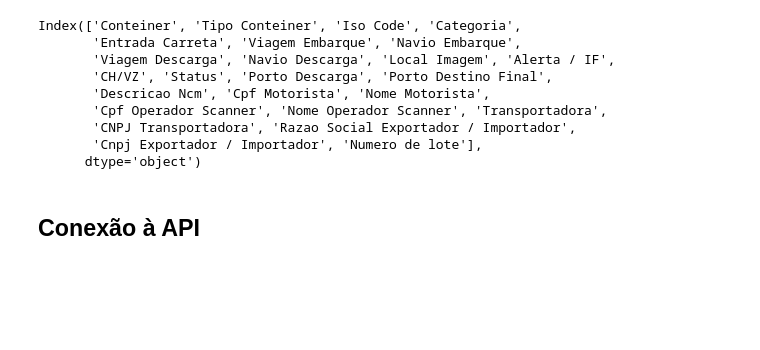
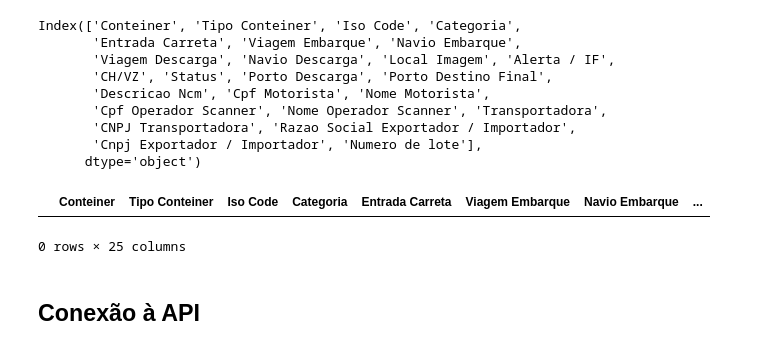
Before and after one commit to IvanBrasilico/bhadrasana2, a Jupyter notebook: notebooks/Explora_API_Recintos.ipynb, the cells around one changed output. Cells and saved outputs as stored; diff of their text form; code cells hidden in the pictures; blank space fills up the shorter version.

```diff
--- a/notebooks/Explora_API_Recintos.ipynb
+++ b/notebooks/Explora_API_Recintos.ipynb
@@ -257,3 +253,12 @@ Index(['Conteiner', 'Tipo Conteiner', 'Iso Code', 'Categoria',
        'CNPJ Transportadora', 'Razao Social Exportador / Importador',
        'Cnpj Exportador / Importador', 'Numero de lote'],
       dtype='object')
+# %%
+df_BTP['Entrada Carreta'] = df_BTP['Entrada Carreta'].fillna(method='ffill')
+# %%
+df_BTP['Entrada Carreta'] = df_BTP['Entrada Carreta'].astype(str)
+# %%
+df_BTP[df_BTP['Entrada Carreta'].isna()]
+# %% [output]
+|  | Conteiner | Tipo Conteiner | Iso Code | Categoria | Entrada Carreta | Viagem Embarque | Navio Embarque | ... |
+0 rows × 25 columns
```
Also changed, not shown: parts of 17 cells of this notebook, 1 other file.
